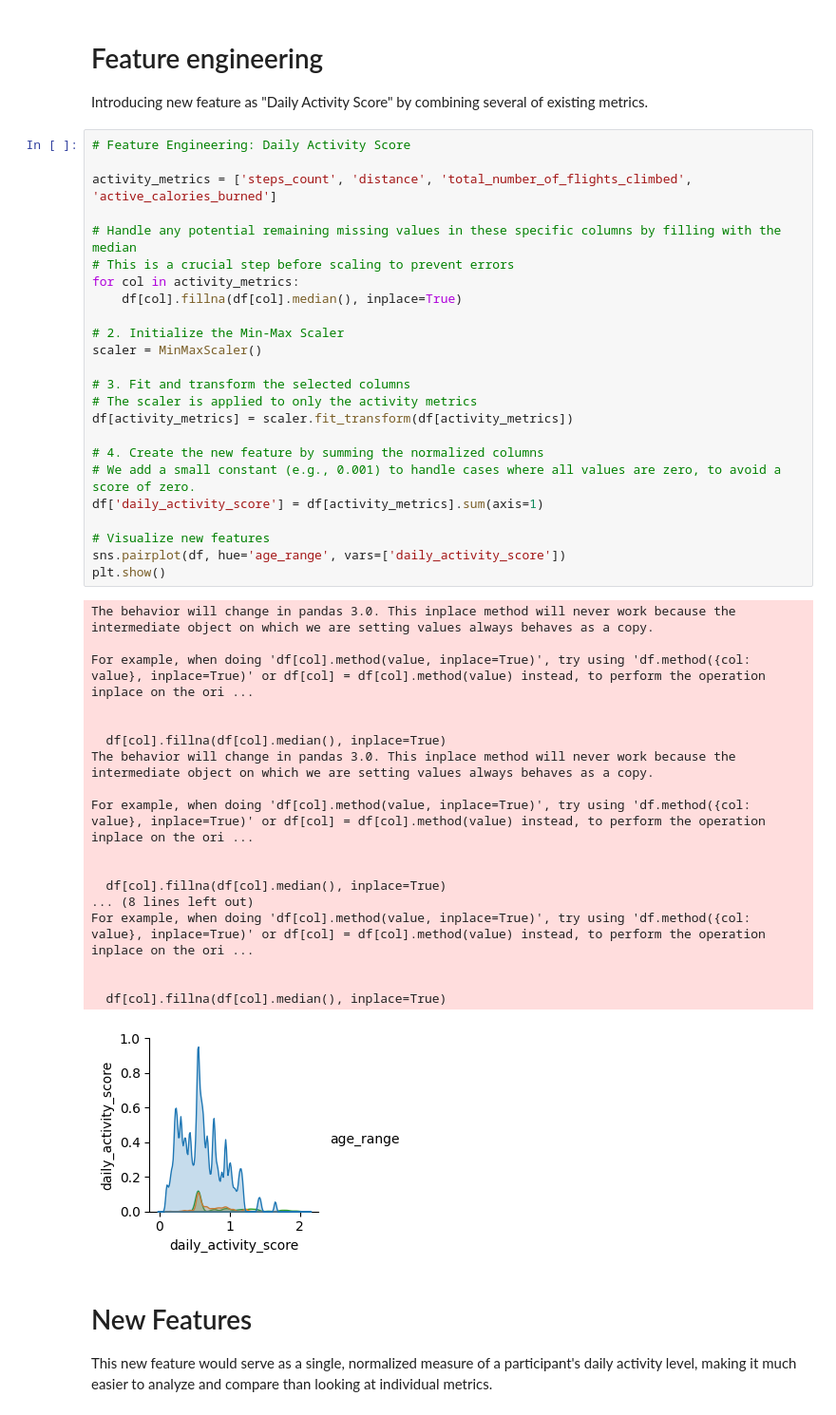
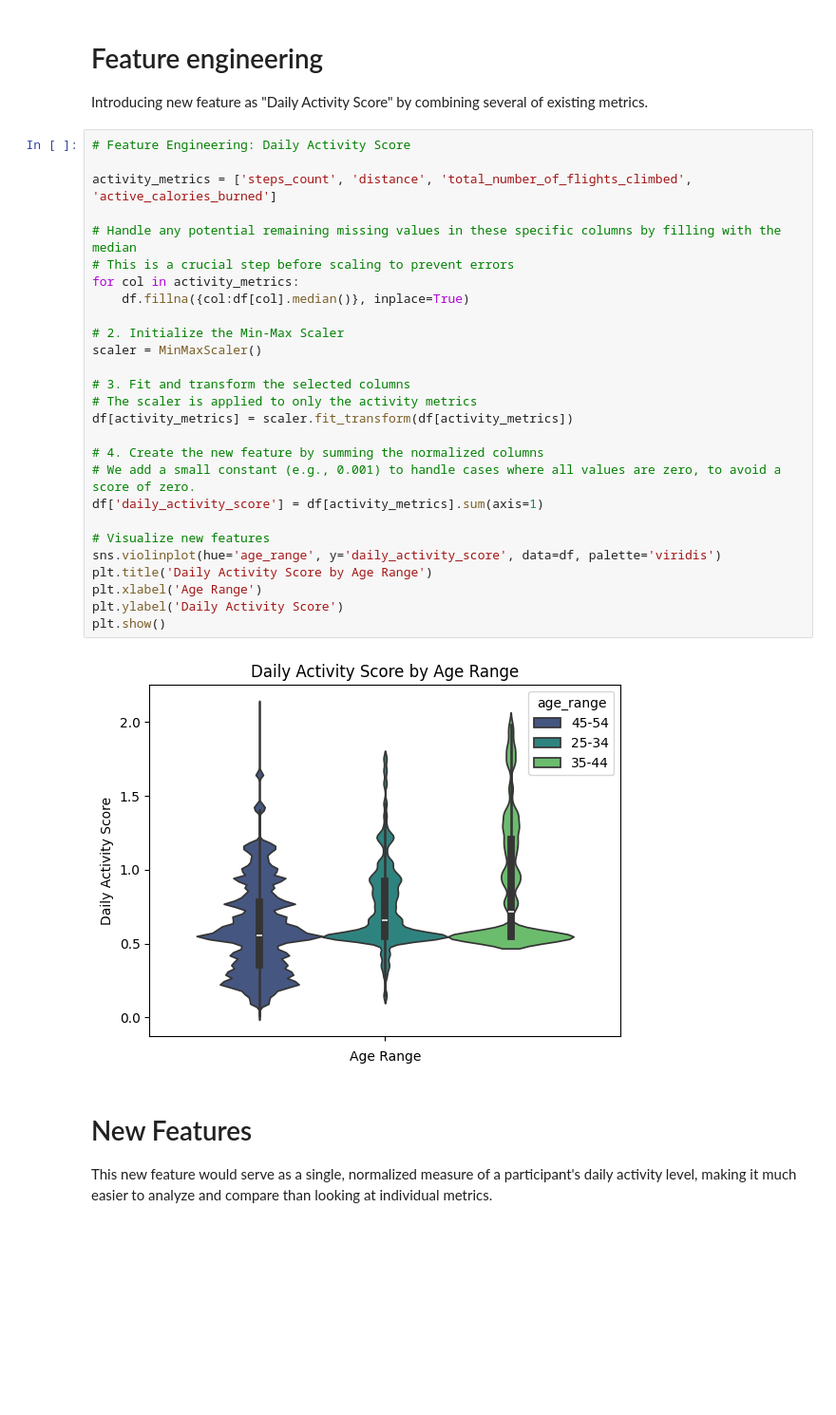
Before and after one commit to AIPI510/aipi510-fall25, a Jupyter notebook: data-exploration/data_explore_shreya.ipynb, the cells around one changed output. Shown at 95% size. Cells and saved outputs as stored; diff of their text form; blank space fills up the shorter version.

```diff
--- a/data-exploration/data_explore_shreya.ipynb
+++ b/data-exploration/data_explore_shreya.ipynb
@@ -397,46 +398,32 @@ Introducing new  feature as "Daily Activity Score" by combining several of exist
 # %%
 # Feature Engineering: Daily Activity Score
 
 activity_metrics = ['steps_count', 'distance', 'total_number_of_flights_climbed', 'active_calories_burned']
 
 # Handle any potential remaining missing values in these specific columns by filling with the median
 # This is a crucial step before scaling to prevent errors
 for col in activity_metrics:
-    df[col].fillna(df[col].median(), inplace=True)
+    df.fillna({col:df[col].median()}, inplace=True)
 
 # 2. Initialize the Min-Max Scaler
 scaler = MinMaxScaler()
 
 # 3. Fit and transform the selected columns
 # The scaler is applied to only the activity metrics
 df[activity_metrics] = scaler.fit_transform(df[activity_metrics])
 
 # 4. Create the new feature by summing the normalized columns
 # We add a small constant (e.g., 0.001) to handle cases where all values are zero, to avoid a score of zero.
 df['daily_activity_score'] = df[activity_metrics].sum(axis=1)
 
 # Visualize new features
-sns.pairplot(df, hue='age_range', vars=['daily_activity_score'])
+sns.violinplot(hue='age_range', y='daily_activity_score', data=df, palette='viridis')
+plt.title('Daily Activity Score by Age Range')
+plt.xlabel('Age Range')
+plt.ylabel('Daily Activity Score')
 plt.show()
 # %% [output]
-The behavior will change in pandas 3.0. This inplace method will never work because the intermediate object on which we are setting values always behaves as a copy.
-
-For example, when doing 'df[col].method(value, inplace=True)', try using 'df.method({col: value}, inplace=True)' or df[col] = df[col].method(value) instead, to perform the operation inplace on the ori ...
-
-
-  df[col].fillna(df[col].median(), inplace=True)
-The behavior will change in pandas 3.0. This inplace method will never work because the intermediate object on which we are setting values always behaves as a copy.
-
-For example, when doing 'df[col].method(value, inplace=True)', try using 'df.method({col: value}, inplace=True)' or df[col] = df[col].method(value) instead, to perform the operation inplace on the ori ...
-
-
-  df[col].fillna(df[col].median(), inplace=True)
-... (8 lines left out)
-For example, when doing 'df[col].method(value, inplace=True)', try using 'df.method({col: value}, inplace=True)' or df[col] = df[col].method(value) instead, to perform the operation inplace on the ori ...
-
-
-  df[col].fillna(df[col].median(), inplace=True)
-[figure, old version]
+[figure, new version]
 # %% [markdown]
 
 # New Features
```
Also changed, not shown: parts of 5 cells of this notebook.
